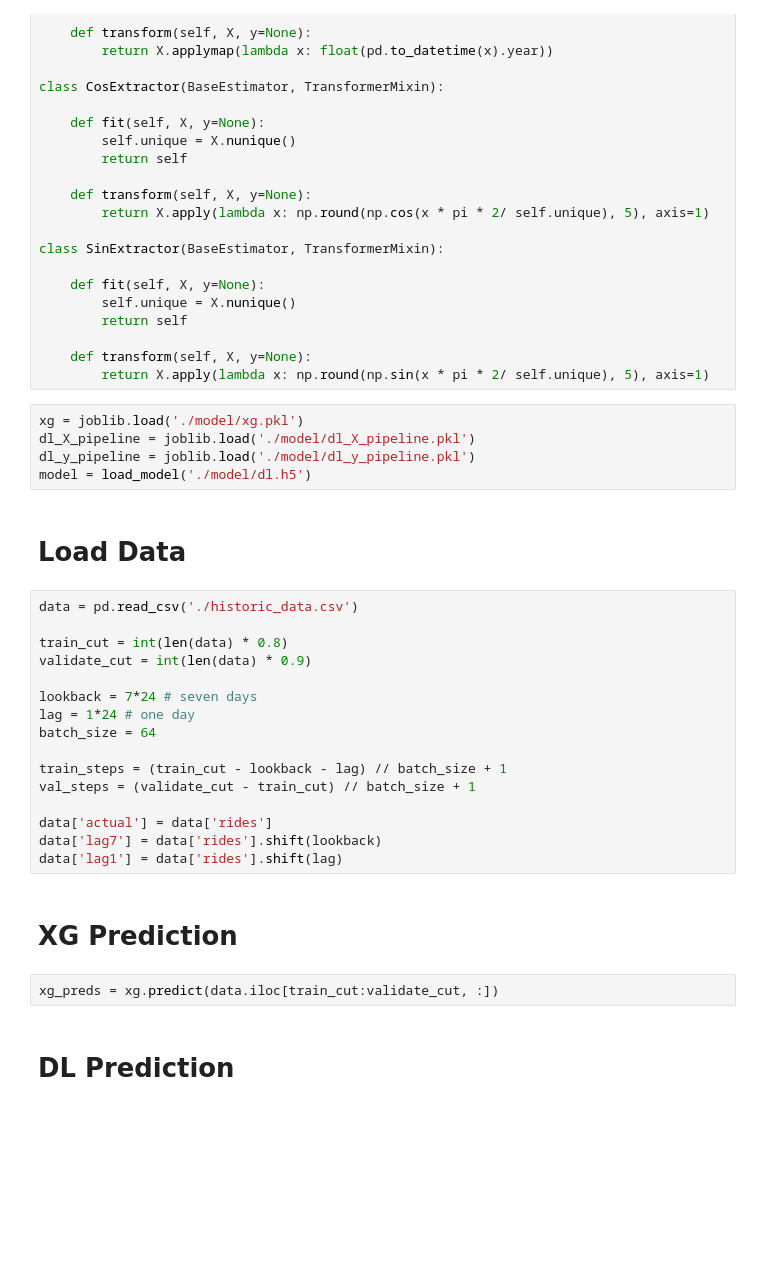
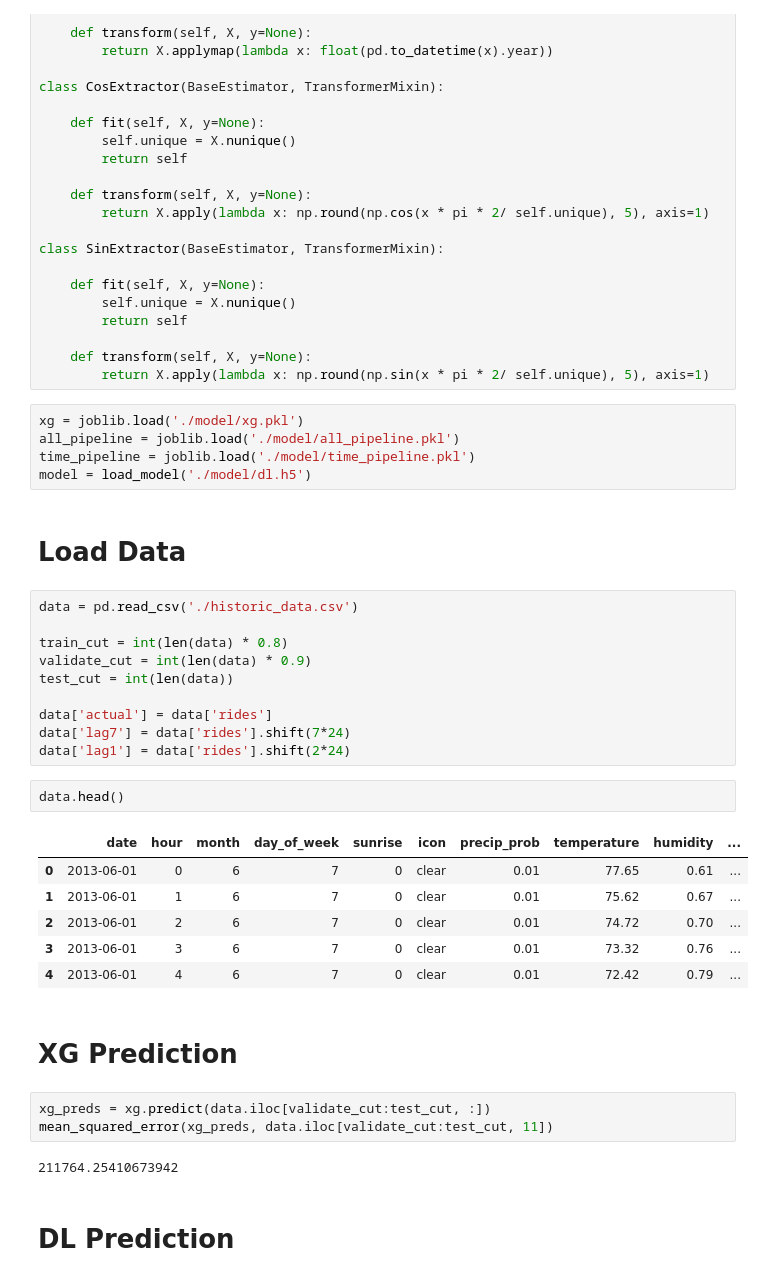
Before and after one commit to brian-w-projects/Citibike-Capstone-Project, a Jupyter notebook: ml/ensemble_fiddle.ipynb, the cells around one changed output. Cells and saved outputs as stored; diff of their text form; blank space fills up the shorter version.

```diff
--- a/ml/ensemble_fiddle.ipynb
+++ b/ml/ensemble_fiddle.ipynb
@@ -49,8 +52,8 @@ class SinExtractor(BaseEstimator, TransformerMixin):
         return X.apply(lambda x: np.round(np.sin(x * pi * 2/ self.unique), 5), axis=1)
 # %%
 xg = joblib.load('./model/xg.pkl')
-dl_X_pipeline = joblib.load('./model/dl_X_pipeline.pkl')
-dl_y_pipeline = joblib.load('./model/dl_y_pipeline.pkl')
+all_pipeline = joblib.load('./model/all_pipeline.pkl')
+time_pipeline = joblib.load('./model/time_pipeline.pkl')
 model = load_model('./model/dl.h5')
 # %% [markdown]
 <h1>Load Data</h1>
@@ -59,20 +62,26 @@ data = pd.read_csv('./historic_data.csv')
 
 train_cut = int(len(data) * 0.8)
 validate_cut = int(len(data) * 0.9)
-
-lookback = 7*24 # seven days
-lag = 1*24 # one day
-batch_size = 64
-
-train_steps = (train_cut - lookback - lag) // batch_size + 1
-val_steps = (validate_cut - train_cut) // batch_size + 1
+test_cut = int(len(data))
 
 data['actual'] = data['rides']
-data['lag7'] = data['rides'].shift(lookback)
-data['lag1'] = data['rides'].shift(lag)
+data['lag7'] = data['rides'].shift(7*24)
+data['lag1'] = data['rides'].shift(2*24)
+# %%
+data.head()
+# %% [output]
+|  | date | hour | month | day_of_week | sunrise | icon | precip_prob | temperature | humidity | ... |
+| 0 | 2013-06-01 | 0 | 6 | 7 | 0 | clear | 0.01 | 77.65 | 0.61 | ... |
+| 1 | 2013-06-01 | 1 | 6 | 7 | 0 | clear | 0.01 | 75.62 | 0.67 | ... |
+| 2 | 2013-06-01 | 2 | 6 | 7 | 0 | clear | 0.01 | 74.72 | 0.70 | ... |
+| 3 | 2013-06-01 | 3 | 6 | 7 | 0 | clear | 0.01 | 73.32 | 0.76 | ... |
+| 4 | 2013-06-01 | 4 | 6 | 7 | 0 | clear | 0.01 | 72.42 | 0.79 | ... |
 # %% [markdown]
 <h1>XG Prediction</h1>
 # %%
-xg_preds = xg.predict(data.iloc[train_cut:validate_cut, :])
+xg_preds = xg.predict(data.iloc[validate_cut:test_cut, :])
+mean_squared_error(xg_preds, data.iloc[validate_cut:test_cut, 11])
+# %% [output]
+211764.25410673942
 # %% [markdown]
 <h1>DL Prediction</h1>
```
Also changed, not shown: parts of 10 cells of this notebook, 21 other files.
